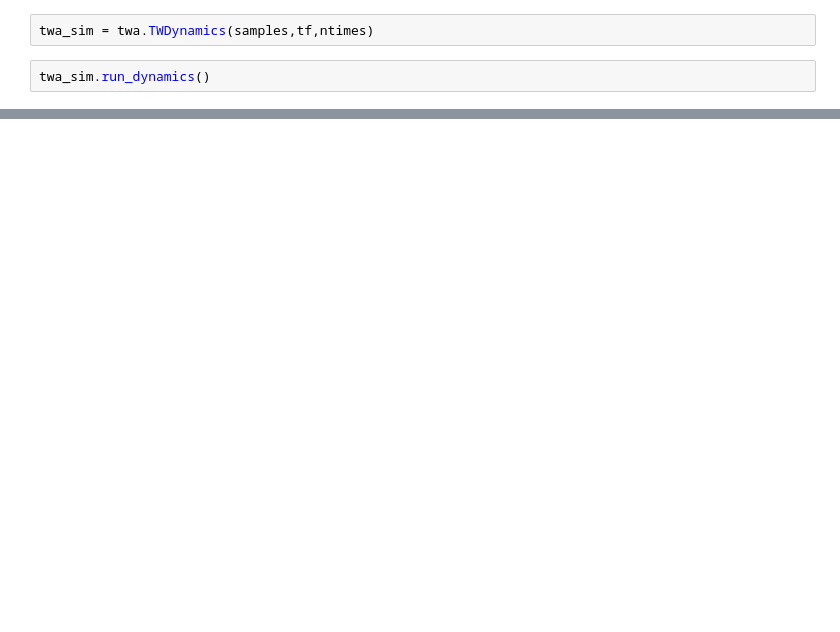
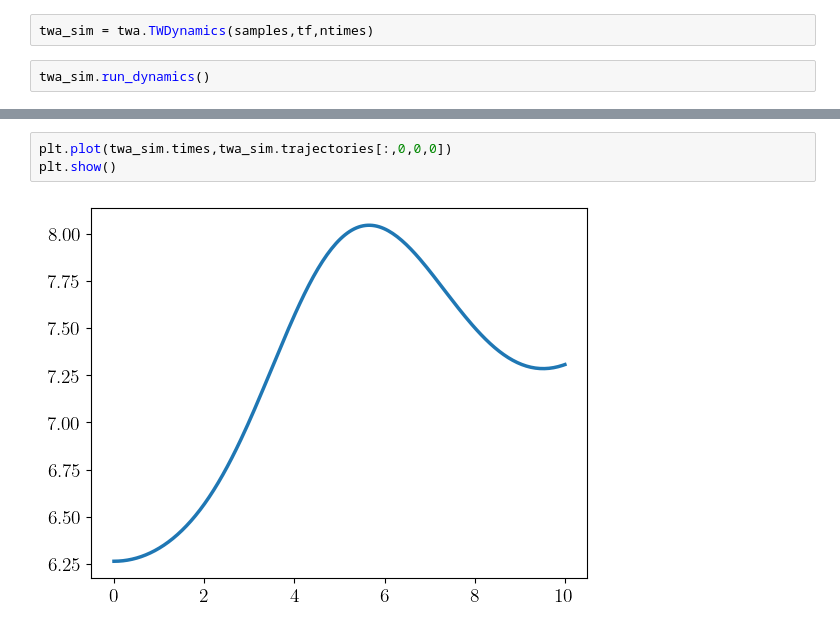
Before and after one commit to j-curtis/3d_XY_QMC-TWA, a Jupyter notebook: testing.ipynb, the cells around one changed output, grey strips where cells are left out. Cells and saved outputs as stored; diff of their text form; blank space fills up the shorter version.

```diff
--- a/testing.ipynb
+++ b/testing.ipynb
@@ -62,0 +77,5 @@ print(twa_sim.times[0])
+# %%
+plt.plot(twa_sim.times,twa_sim.trajectories[:,0,0,0])
+plt.show()
+# %% [output]
+[figure, added]
```
Also changed, not shown: parts of 6 cells of this notebook, 3 other files.
